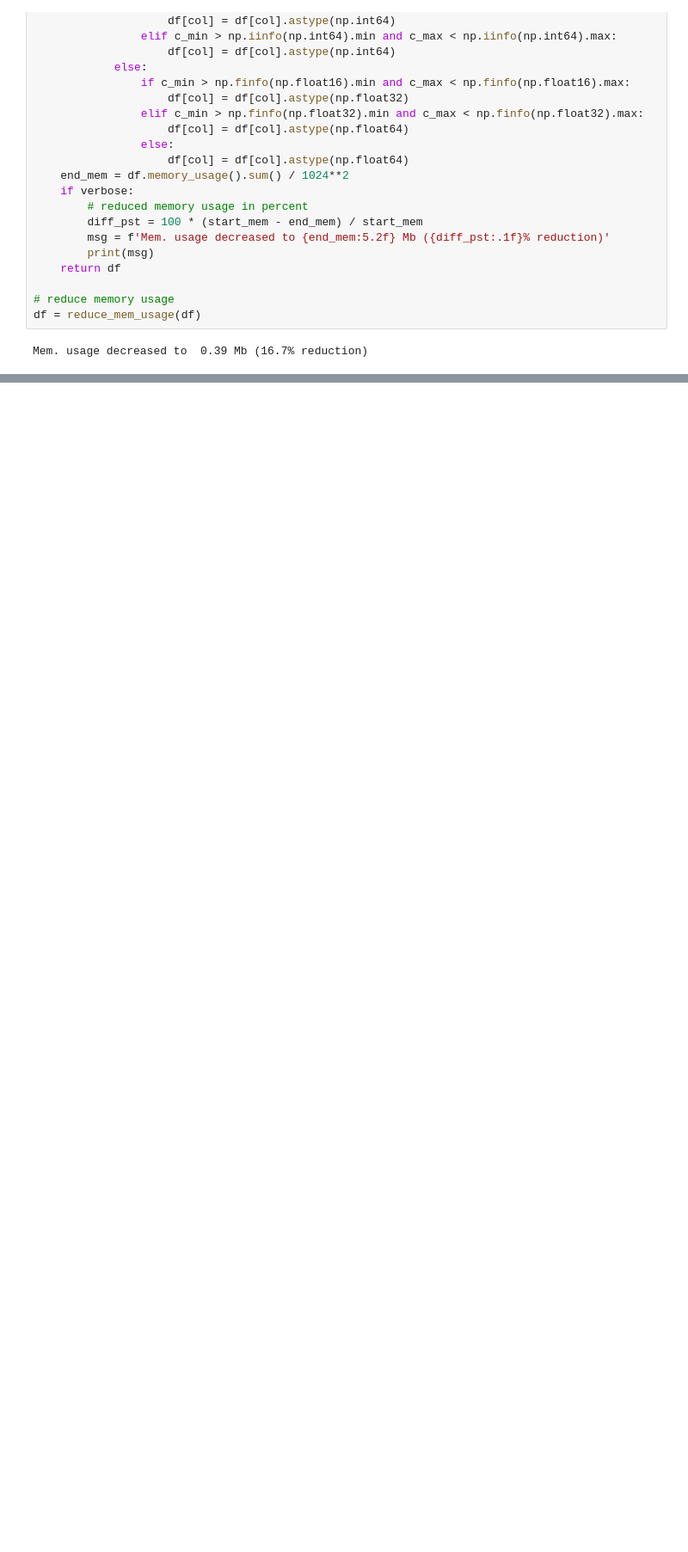
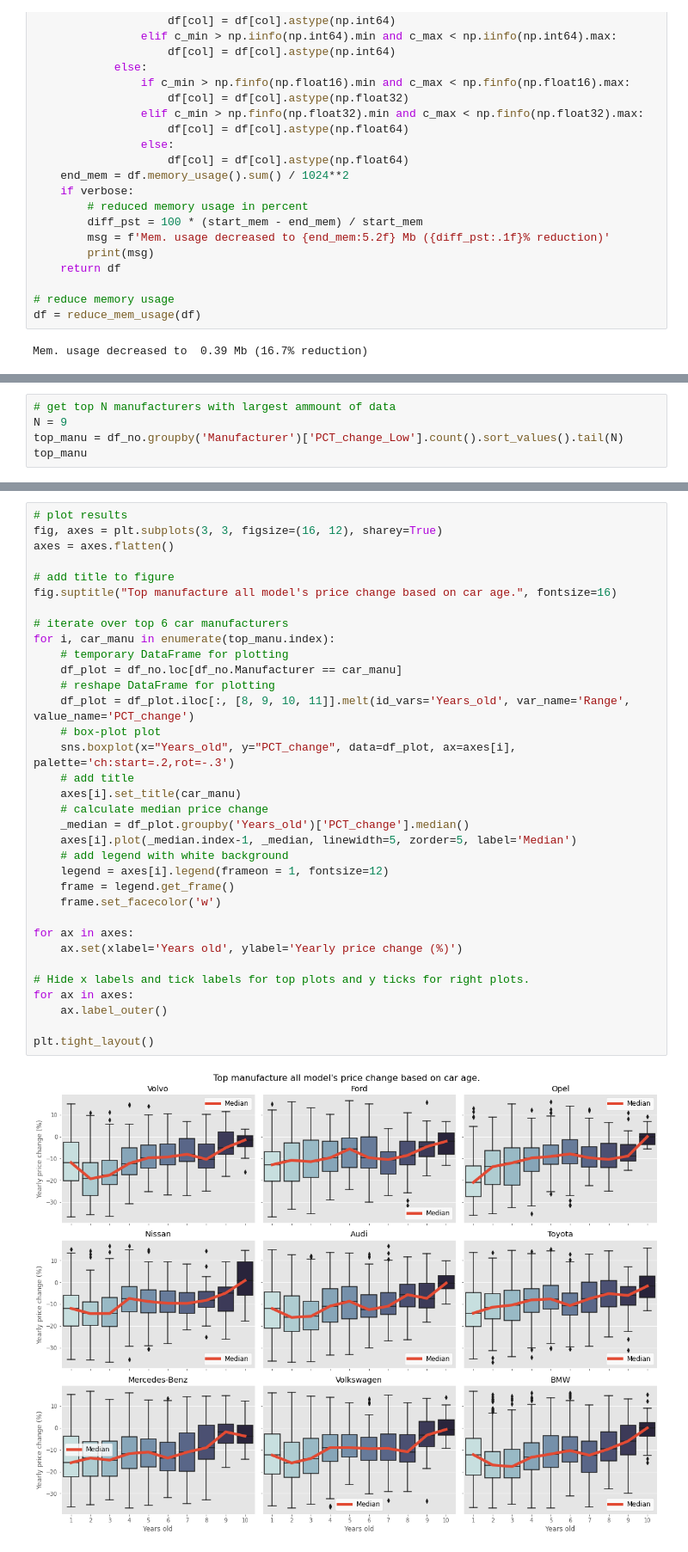
Before and after one commit to TK-Problem/autoplius-car-depretiation-dashboard, a Jupyter notebook: Notebooks/data_analysis.ipynb, the cells around one changed output, grey strips where cells are left out. Shown: that part at 86% size. Saved outputs shown, nothing was run; the diff lists cells and outputs as text; blank space fills up the shorter version.

```diff
--- a/Notebooks/data_analysis.ipynb
+++ b/Notebooks/data_analysis.ipynb
@@ -386,0 +146,5 @@ fig.show()
+# %%
+# get top N manufacturers with largest ammount of data
+N = 9
+top_manu = df_no.groupby('Manufacturer')['PCT_change_Low'].count().sort_values().tail(N)
+top_manu
@@ -386,0 +163,36 @@ fig.show()
+# %%
+# plot results
+fig, axes = plt.subplots(3, 3, figsize=(16, 12), sharey=True)
+axes = axes.flatten()
+
+# add title to figure
+fig.suptitle("Top manufacture all model's price change based on car age.", fontsize=16)
+
+# iterate over top 6 car manufacturers
+for i, car_manu in enumerate(top_manu.index):
+    # temporary DataFrame for plotting
+    df_plot = df_no.loc[df_no.Manufacturer == car_manu]
+    # reshape DataFrame for plotting
+    df_plot = df_plot.iloc[:, [8, 9, 10, 11]].melt(id_vars='Years_old', var_name='Range', value_name='PCT_change')
+    # box-plot plot
+    sns.boxplot(x="Years_old", y="PCT_change", data=df_plot, ax=axes[i], palette='ch:start=.2,rot=-.3')
+    # add title
+    axes[i].set_title(car_manu)
+    # calculate median price change
+    _median = df_plot.groupby('Years_old')['PCT_change'].median()
+    axes[i].plot(_median.index-1, _median, linewidth=5, zorder=5, label='Median')
+    # add legend with white background
+    legend = axes[i].legend(frameon = 1, fontsize=12)
+    frame = legend.get_frame()
+    frame.set_facecolor('w')
+
+for ax in axes:
+    ax.set(xlabel='Years old', ylabel='Yearly price change (%)')
+
+# Hide x labels and tick labels for top plots and y ticks for right plots.
+for ax in axes:
+    ax.label_outer()
+
+plt.tight_layout()
+# %% [output]
+[figure, added]
```
Also changed, not shown: parts of 27 cells of this notebook, 1 other file.
